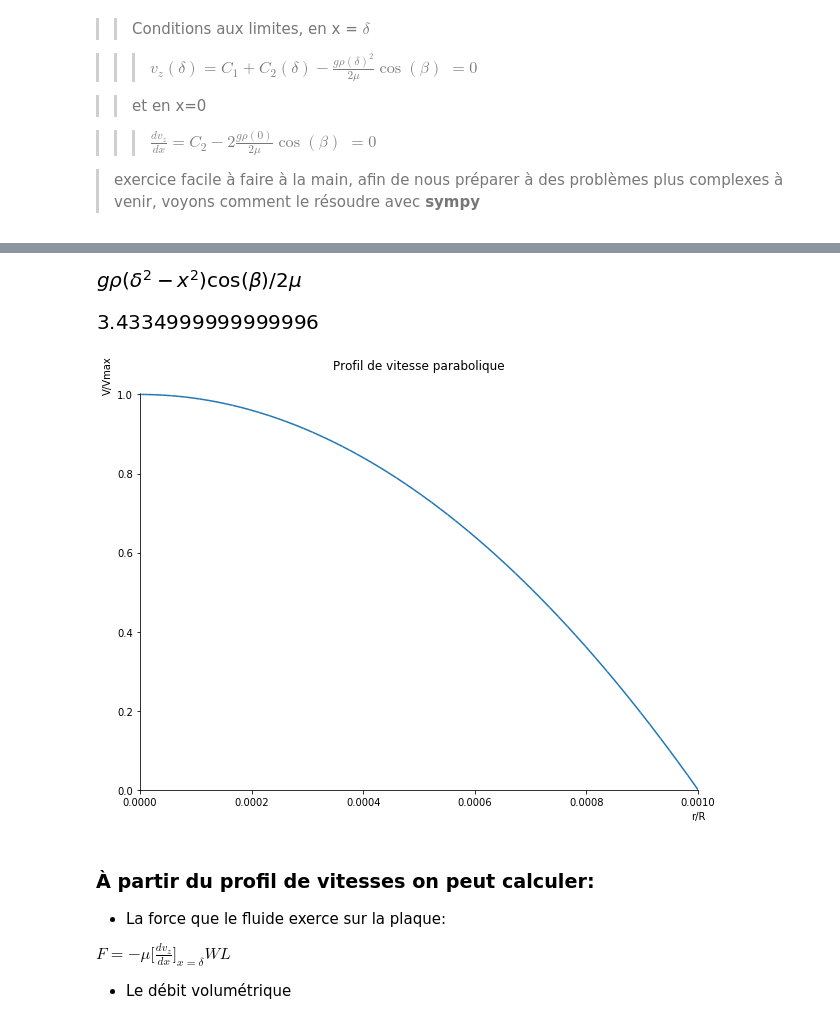
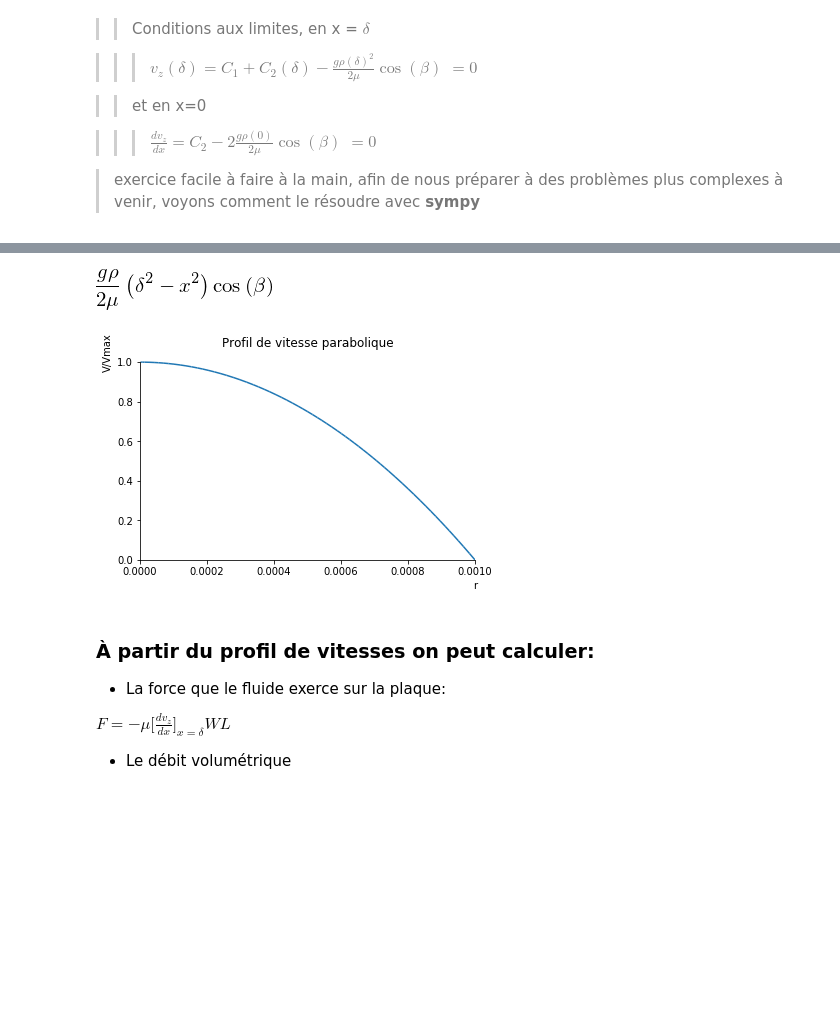
Before and after one commit to pierreproulx/GCH200, a Jupyter notebook: Chap-2-Section-2-2.ipynb, the cells around one changed output, grey strips where cells are left out. Drawn from its saved outputs; the diff is of its cells as text; code cells hidden in the pictures; blank space fills up the shorter version.

```diff
--- a/Chap-2-Section-2-2.ipynb
+++ b/Chap-2-Section-2-2.ipynb
@@ -164,21 +166,20 @@ display('ou dans eq3',vzp)
 # %%
 # Et le profil est obtenu.
 display(vz.simplify())
 #
 # Qu'on peut maintenant tracer, en donnant des valeurs numériques bien choisies aux paramètres
 #
 dico={'beta':sp.pi/4,'delta':0.001,'g':9.81,'rho':1000,'mu':0.001}
-vzmax=vz.subs(x,0)
-display(9.81*1000*0.001**2*.7/2/0.001)
-vzmax=vzmax.subs(dico)
+vzmax=vz.subs(x,0).subs(dico).evalf(4)
+
 import matplotlib.pyplot as plt
-plt.rcParams['figure.figsize'] = 10,8
+%matplotlib inline
+plt.rcParams['figure.figsize'] = 6,4
 sp.plot(vz.subs(dico)/vzmax,(x,0,0.001),title='Profil de vitesse parabolique',
-       ylabel='V/Vmax',xlabel='r/R');
+       ylabel='V/Vmax',xlabel='r');
 # %% [output]
-[figure, old version]
+[figure, new version]
-[figure, old version]
+[figure, new version]
-[figure, removed]
 # %% [markdown]
 ### À partir du profil de vitesses on peut calculer:
 
```
Also changed, not shown: parts of 13 cells of this notebook, 7 other files.
